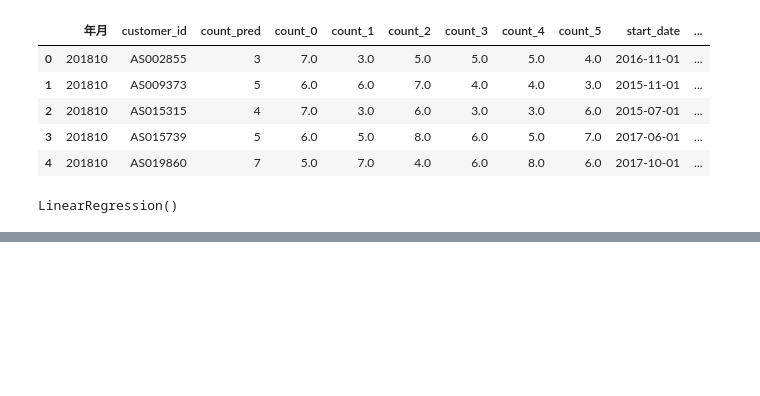
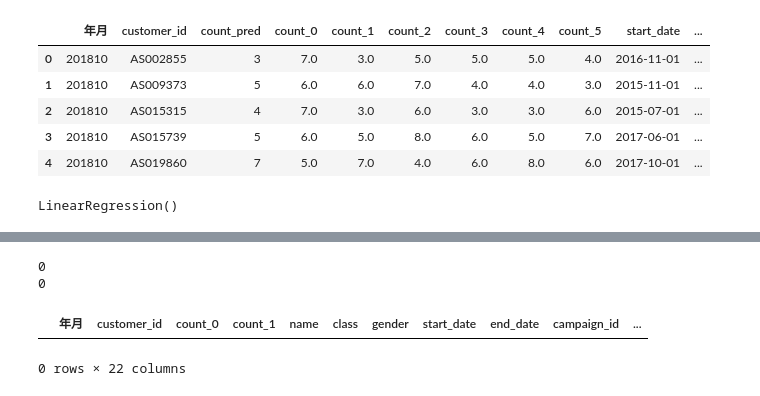
Before and after one commit to katuhito/workspace003, a Jupyter notebook: knock003.ipynb, the cells around one changed output, grey strips where cells are left out. Drawn from its saved outputs; the diff is of its cells as text; code cells hidden in the pictures; blank space fills up the shorter version.

```diff
--- a/knock003.ipynb
+++ b/knock003.ipynb
@@ -654,0 +753,11 @@ uselog_months.to_csv("use_log_months.csv", index=False)
+# %%
+#欠損値の除去
+exit_uselog = exit_uselog.dropna(subset=["name"])
+print(len(exit_uselog))
+print(len(exit_uselog["customer_id"].unique()))
+exit_uselog.head()
+# %% [output]
+0
+0
+|  | 年月 | customer_id | count_0 | count_1 | name | class | gender | start_date | end_date | campaign_id | ... |
+0 rows × 22 columns
```
Also changed, not shown: parts of 5 cells of this notebook, 2 other files.
